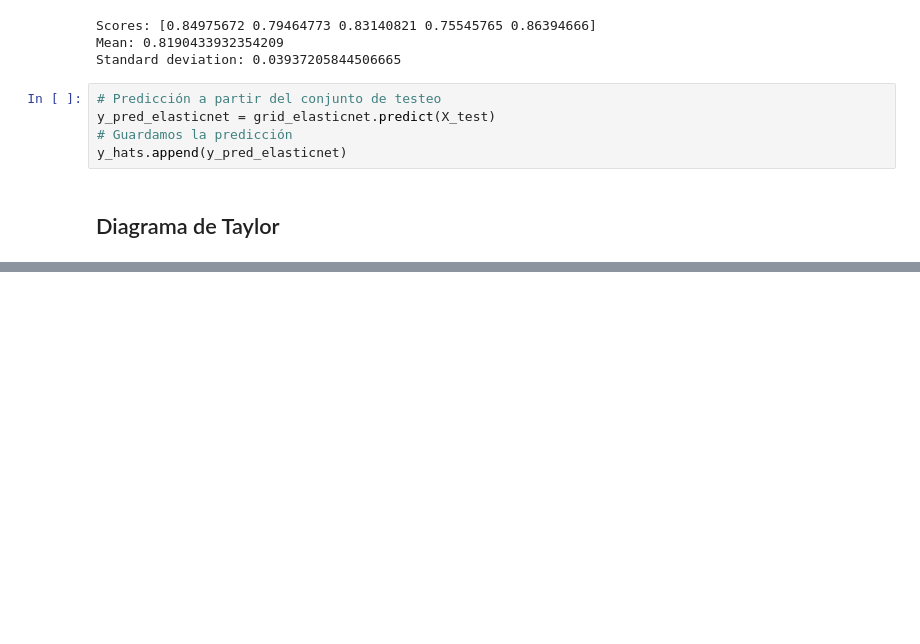
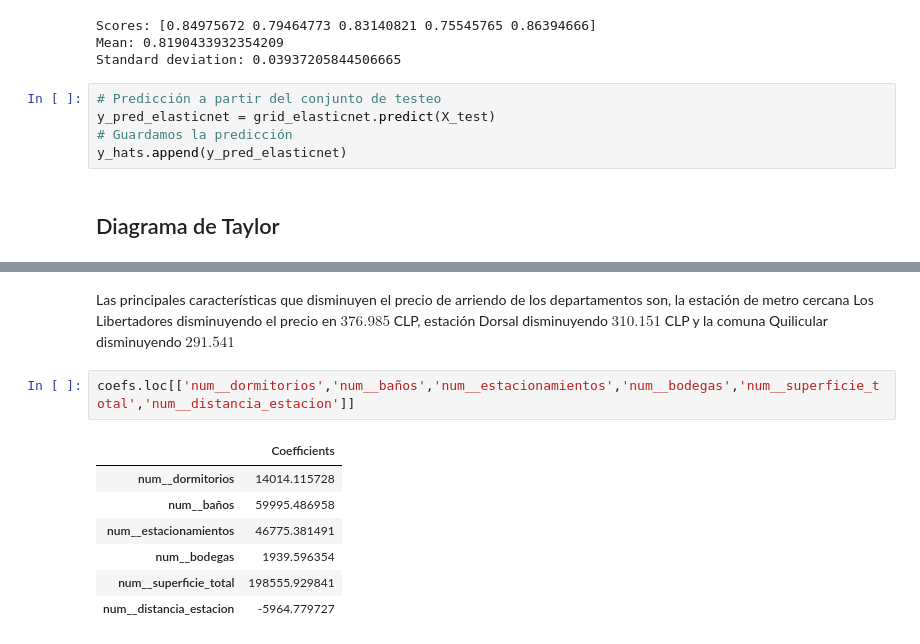
Before and after one commit to smenaaliaga/rent-apartment-system, a Jupyter notebook: analytics/tarea-2-ml.ipynb, the cells around one changed output, grey strips where cells are left out. Drawn from its saved outputs; the diff is of its cells as text; blank space fills up the shorter version.

```diff
--- a/analytics/tarea-2-ml.ipynb
+++ b/analytics/tarea-2-ml.ipynb
@@ -706,0 +787,12 @@ for i in range(len(y_hats)):
+# %% [markdown]
+Las principales características que disminuyen el precio de arriendo de los departamentos son, la estación de metro cercana Los Libertadores disminuyendo el precio en $376.985$ CLP, estación Dorsal disminuyendo $310.151$ CLP y la comuna Quilicular disminuyendo $291.541$
+# %%
+coefs.loc[['num__dormitorios','num__baños','num__estacionamientos','num__bodegas','num__superficie_total','num__distancia_estacion']]
+# %% [output]
+|  | Coefficients |
+| num__dormitorios | 14014.115728 |
+| num__baños | 59995.486958 |
+| num__estacionamientos | 46775.381491 |
+| num__bodegas | 1939.596354 |
+| num__superficie_total | 198555.929841 |
+| num__distancia_estacion | -5964.779727 |
```
Also changed, not shown: parts of 37 cells of this notebook.
